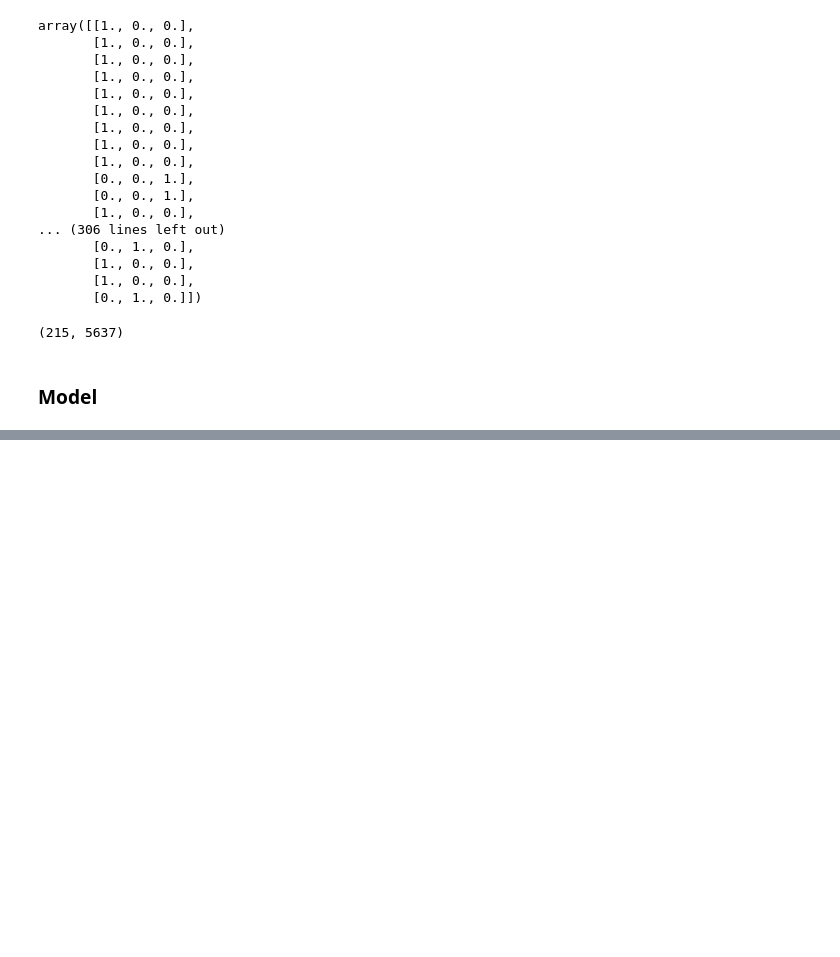
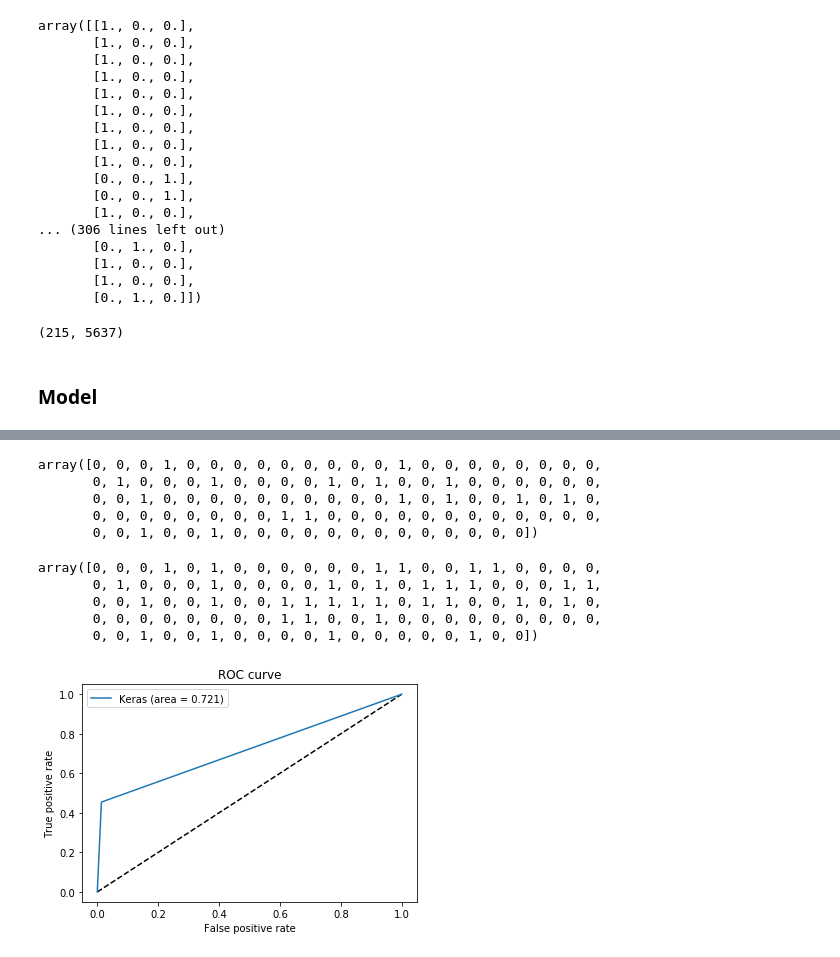
Before and after one commit to mkamineni/6.802Final, a Jupyter notebook: nn_model.ipynb, the cells around one changed output, grey strips where cells are left out. Cells and saved outputs as stored; diff of their text form; code cells hidden in the pictures; blank space fills up the shorter version.

```diff
--- a/nn_model.ipynb
+++ b/nn_model.ipynb
@@ -163,0 +552,2 @@ Epoch 100/100
+# %%
+preds = model.predict(X_test)
@@ -163,0 +574,36 @@ Epoch 100/100
+# %%
+a = preds
+a = (a == a.max(axis=1)[:,None]).astype(float)
+a = np.argmax(a, axis=1)
+a
+# %% [output]
+array([0, 0, 0, 1, 0, 0, 0, 0, 0, 0, 0, 0, 0, 1, 0, 0, 0, 0, 0, 0, 0, 0,
+       0, 1, 0, 0, 0, 1, 0, 0, 0, 0, 1, 0, 1, 0, 0, 1, 0, 0, 0, 0, 0, 0,
+       0, 0, 1, 0, 0, 0, 0, 0, 0, 0, 0, 0, 0, 1, 0, 1, 0, 0, 1, 0, 1, 0,
+       0, 0, 0, 0, 0, 0, 0, 0, 1, 1, 0, 0, 0, 0, 0, 0, 0, 0, 0, 0, 0, 0,
+       0, 0, 1, 0, 0, 1, 0, 0, 0, 0, 0, 0, 0, 0, 0, 0, 0, 0, 0])
+# %%
+arr = np.argmax(y_test, axis=1)
+arr[arr == 2] = 1
+arr
+# %% [output]
+array([0, 0, 0, 1, 0, 1, 0, 0, 0, 0, 0, 0, 1, 1, 0, 0, 1, 1, 0, 0, 0, 0,
+       0, 1, 0, 0, 0, 1, 0, 0, 0, 0, 1, 0, 1, 0, 1, 1, 1, 0, 0, 0, 1, 1,
+       0, 0, 1, 0, 0, 1, 0, 0, 1, 1, 1, 1, 1, 0, 1, 1, 0, 0, 1, 0, 1, 0,
+       0, 0, 0, 0, 0, 0, 0, 0, 1, 1, 0, 0, 1, 0, 0, 0, 0, 0, 0, 0, 0, 0,
+       0, 0, 1, 0, 0, 1, 0, 0, 0, 0, 1, 0, 0, 0, 0, 0, 1, 0, 0])
+# %%
+fpr_keras, tpr_keras, thresholds_keras = roc_curve(arr, a)
+auc_keras = auc(fpr_keras, tpr_keras)
+# %%
+plt.figure(1)
+plt.plot([0, 1], [0, 1], 'k--')
+plt.plot(fpr_keras, tpr_keras, label='Keras (area = {:.3f})'.format(auc_keras))
+# plt.plot(fpr_rf, tpr_rf, label='RF (area = {:.3f})'.format(auc_rf))
+plt.xlabel('False positive rate')
+plt.ylabel('True positive rate')
+plt.title('ROC curve')
+plt.legend(loc='best')
+plt.show()
+# %% [output]
+[figure, added]
```
Also changed, not shown: parts of 25 cells of this notebook, 2 other files.
